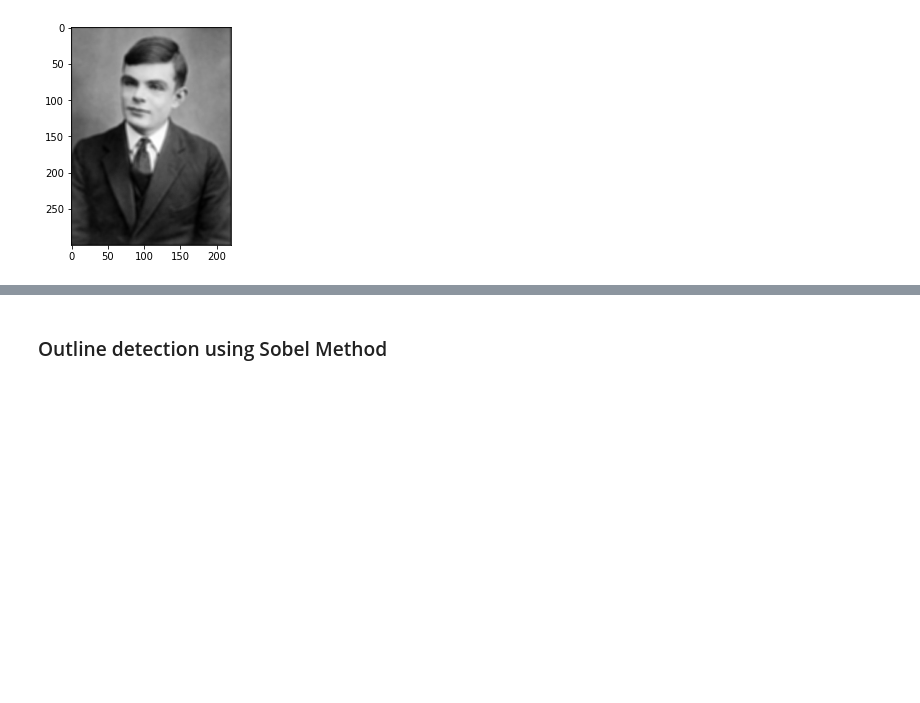
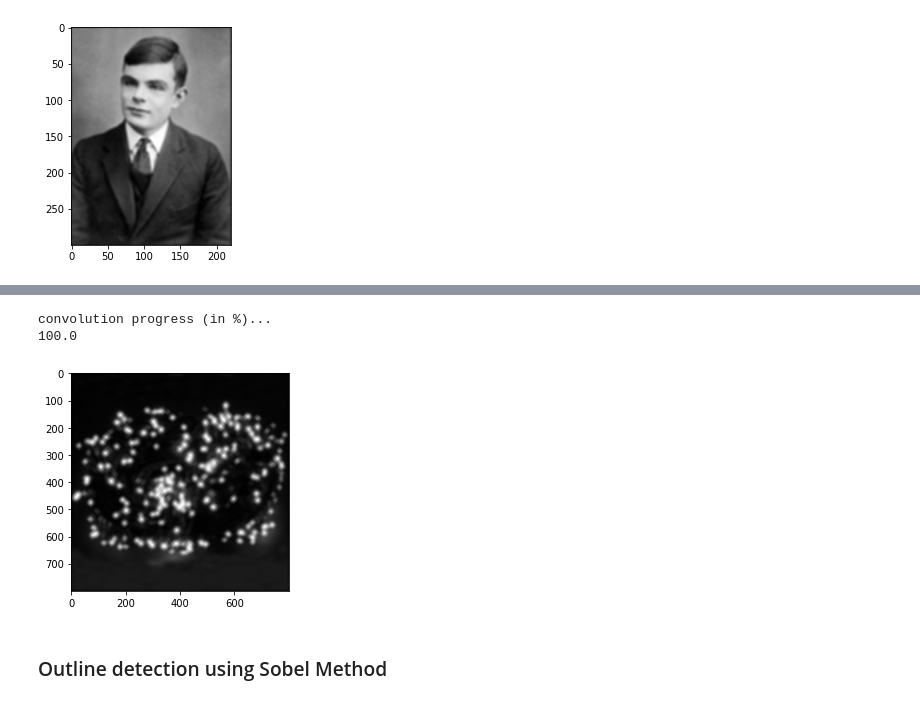
Before and after one commit to debojyoti31/Digital-Image-Processing, a Jupyter notebook: Convolution_Operation/convolution.ipynb, the cells around one changed output, grey strips where cells are left out. Saved outputs shown, nothing was run; the diff lists cells and outputs as text; code cells hidden in the pictures; blank space fills up the shorter version.

```diff
--- a/Convolution_Operation/convolution.ipynb
+++ b/Convolution_Operation/convolution.ipynb
@@ -76,3 +84,23 @@ convolution progress (in %)...
+# %%
+def bokeh_kernel(size=9):
+    f = []
+    f.append(np.zeros(size, dtype=int))
+    for i in range(size//2):
+        l = np.zeros(size, dtype=int)
+        l[size//2-i:size//2+i+1]=1
+        f.append(l)
+    c = f[:-1]
+    c.reverse()
+    b = np.array(f+c)
+    return np.array(b/np.sum(b))
+# %%
+filtered_matrix = convolution(image[0], bokeh_kernel(25))
+plt.imshow(filtered_matrix)
+matrix2pgm(filtered_matrix,image[1],output_image_file_name = 'bokeh_light.pgm')
+# %% [output]
+convolution progress (in %)...
+100.0
+[figure, added]
 # %% [markdown]
 ### Outline detection using Sobel Method
 # %%
```
Also changed, not shown: parts of 2 cells of this notebook.
